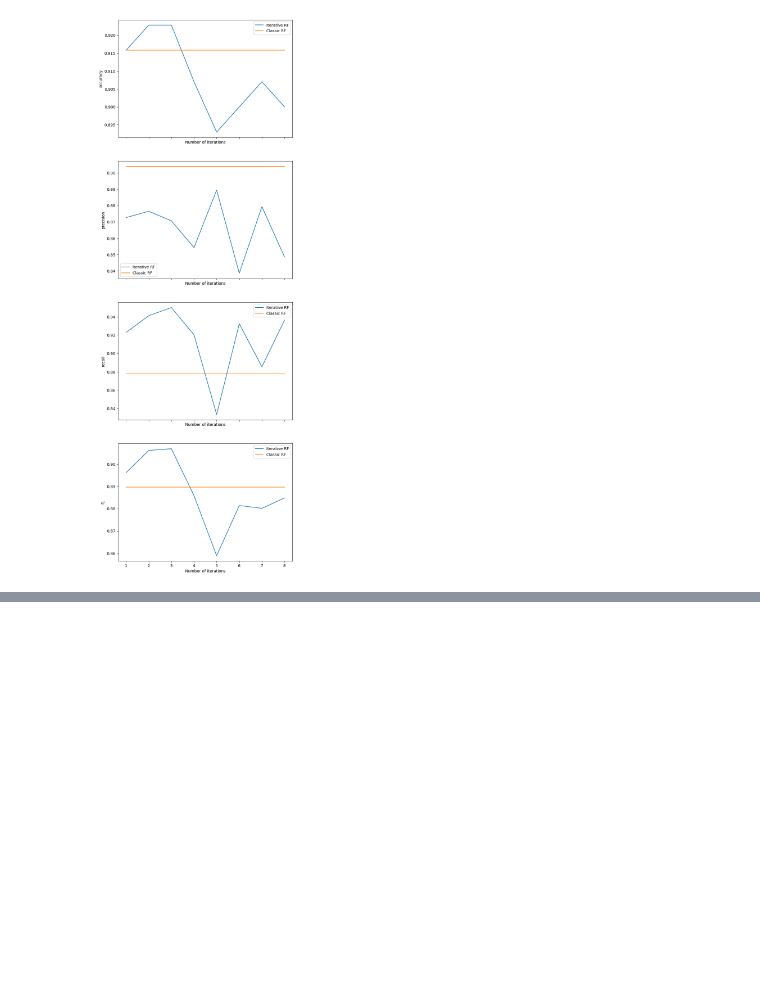
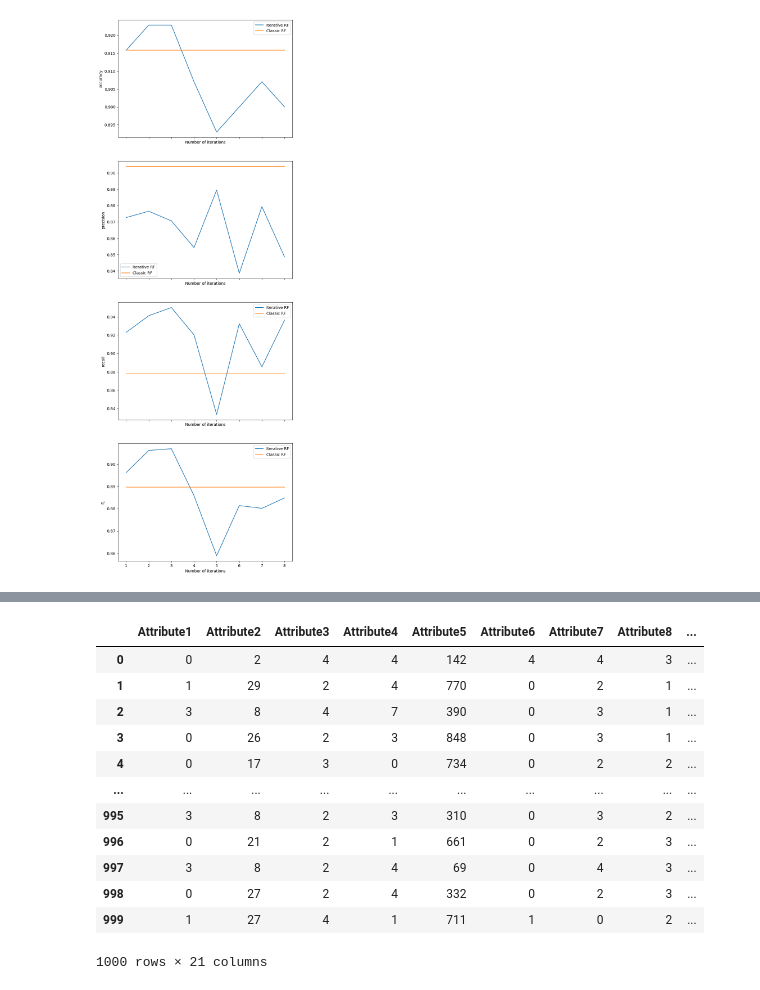
Before and after one commit to wz7475/Ensemble-RF-based-models, a Jupyter notebook: example.ipynb, the cells around one changed output, grey strips where cells are left out. Drawn from its saved outputs; the diff is of its cells as text; code cells hidden in the pictures; blank space fills up the shorter version.

```diff
--- a/example.ipynb
+++ b/example.ipynb
@@ -571,3 +571,18 @@ for measure, ax in zip(measures, axes):
 plt.show()
 # %% [output]
 [figure]
+# %%
+from ucimlrepo import fetch_ucirepo
+
+# fetch dataset
+statlog_german_credit_data = fetch_ucirepo(id=144)
+
+# data (as pandas dataframes)
+X = statlog_german_credit_data.data.features
+y = statlog_german_credit_data.data.targets
+
+# metadata
+print(statlog_german_credit_data.metadata)
+
+# variable information
+print(statlog_german_credit_data.variables)
@@ -573,0 +607,27 @@ plt.show()
+# %%
+from sklearn.preprocessing import LabelEncoder, LabelBinarizer
+
+statlog_german_credit_data_df = pd.DataFrame.from_dict(statlog_german_credit_data.data.features)
+statlog_german_credit_data_df['class'] = statlog_german_credit_data.data.targets['class']
+statlog_german_credit_data_df['class'] = statlog_german_credit_data_df['class'].astype(str)
+
+encoded_features = statlog_german_credit_data_df.columns
+label_encoders = {feature: LabelEncoder() for feature in encoded_features}
+for feature, encoder in label_encoders.items():
+    statlog_german_credit_data_df[feature] = encoder.fit_transform(statlog_german_credit_data_df[feature])
+
+statlog_german_credit_data_df
+# %% [output]
+|  | Attribute1 | Attribute2 | Attribute3 | Attribute4 | Attribute5 | Attribute6 | Attribute7 | Attribute8 | ... |
+| 0 | 0 | 2 | 4 | 4 | 142 | 4 | 4 | 3 | ... |
+| 1 | 1 | 29 | 2 | 4 | 770 | 0 | 2 | 1 | ... |
+| 2 | 3 | 8 | 4 | 7 | 390 | 0 | 3 | 1 | ... |
+| 3 | 0 | 26 | 2 | 3 | 848 | 0 | 3 | 1 | ... |
+| 4 | 0 | 17 | 3 | 0 | 734 | 0 | 2 | 2 | ... |
+| ... | ... | ... | ... | ... | ... | ... | ... | ... | ... |
+| 995 | 3 | 8 | 2 | 3 | 310 | 0 | 3 | 2 | ... |
+| 996 | 0 | 21 | 2 | 1 | 661 | 0 | 2 | 3 | ... |
+| 997 | 3 | 8 | 2 | 4 | 69 | 0 | 4 | 3 | ... |
+| 998 | 0 | 27 | 2 | 4 | 332 | 0 | 2 | 3 | ... |
+| 999 | 1 | 27 | 4 | 1 | 711 | 1 | 0 | 2 | ... |
+1000 rows × 21 columns
```
Also changed, not shown: parts of 3 cells of this notebook, 1 other file.
